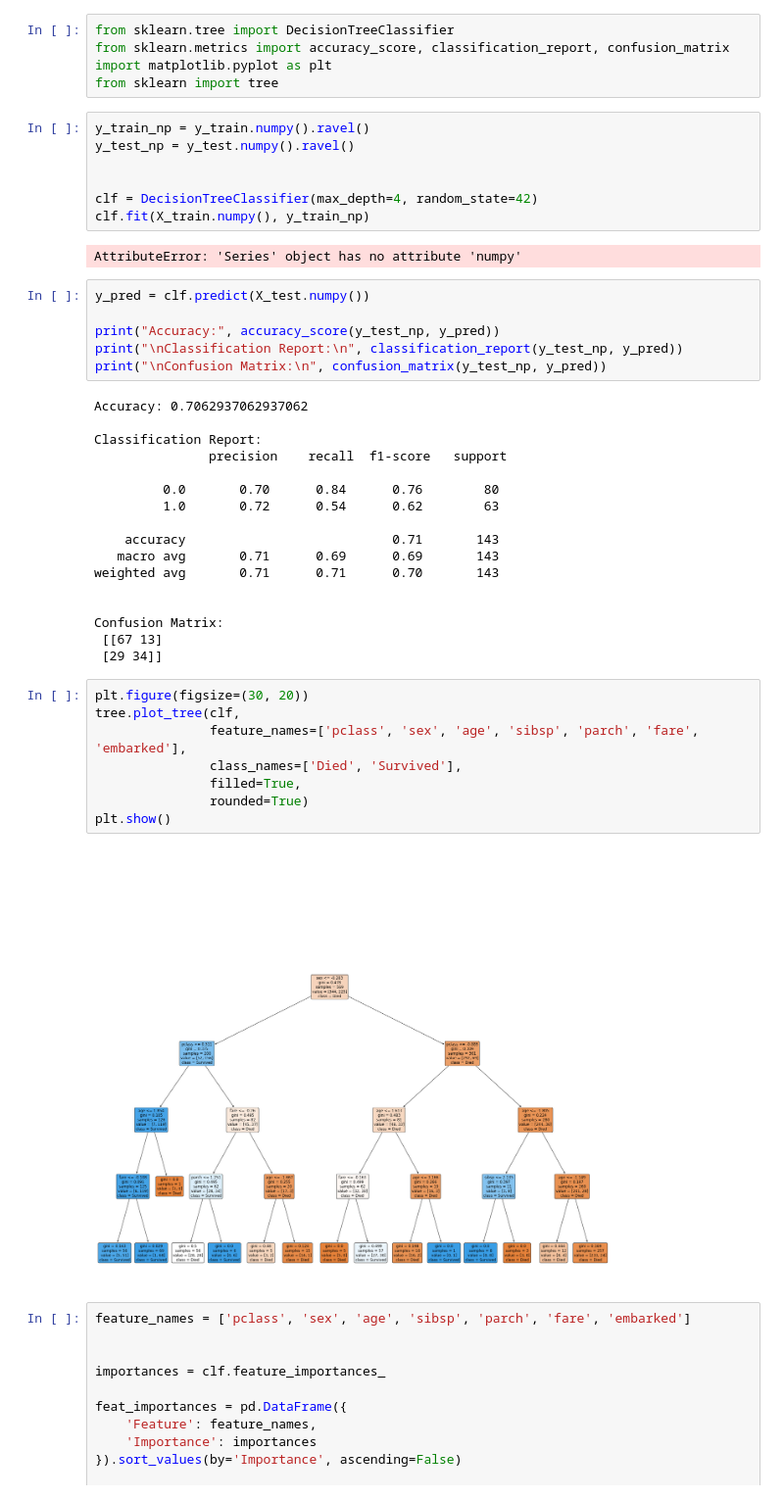
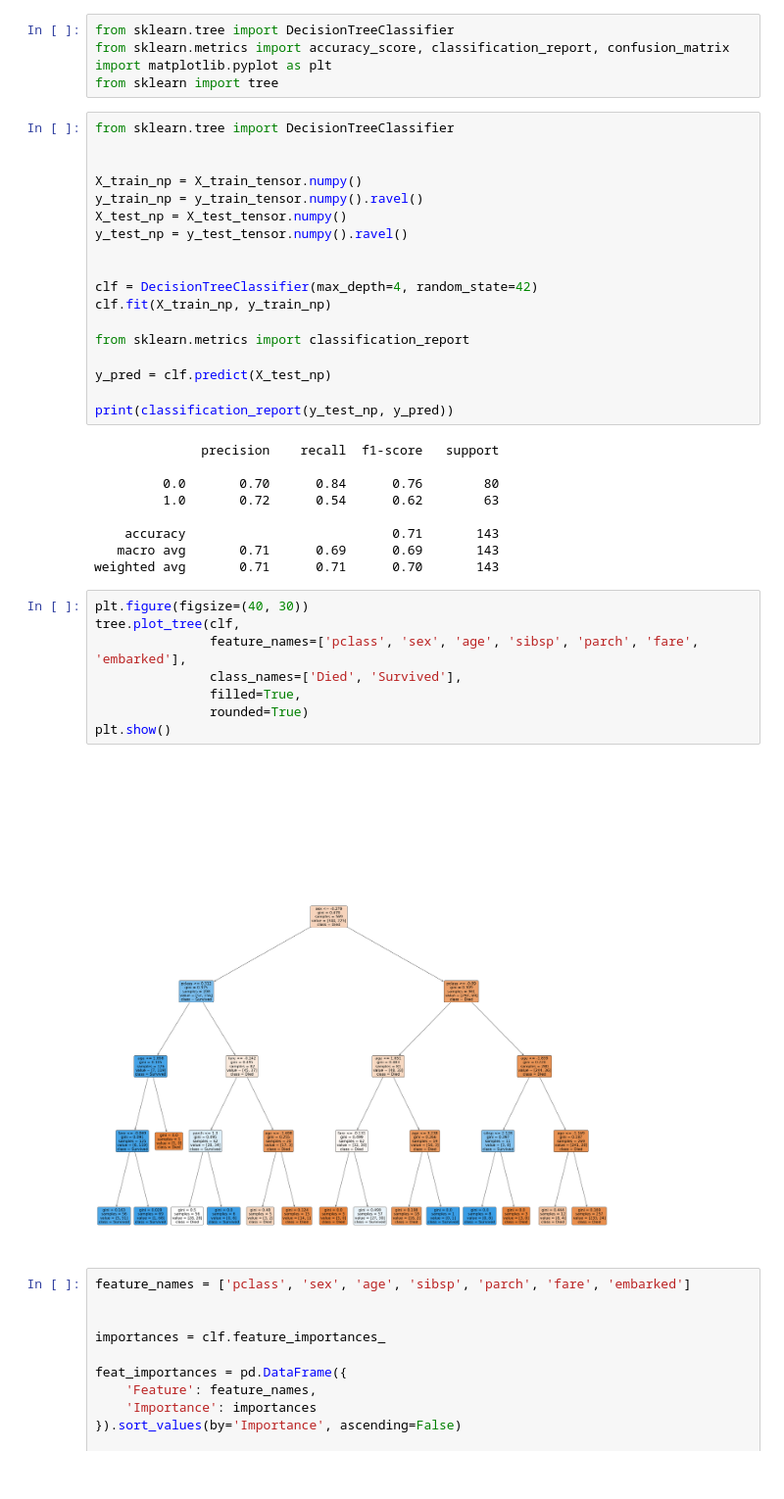
Before and after one commit to eigenhenry/experiments, a Jupyter notebook: titanic.ipynb, the cells around one changed output. Shown: that part at 98% size. Cells and saved outputs as stored; diff of their text form.

```diff
--- a/titanic.ipynb
+++ b/titanic.ipynb
@@ -217,47 +206,42 @@ from sklearn.metrics import accuracy_score, classification_report, confusion_mat
 import matplotlib.pyplot as plt
 from sklearn import tree
 # %%
-y_train_np = y_train.numpy().ravel()
-y_test_np = y_test.numpy().ravel()
+from sklearn.tree import DecisionTreeClassifier
+
+
+X_train_np = X_train_tensor.numpy()
+y_train_np = y_train_tensor.numpy().ravel()
+X_test_np = X_test_tensor.numpy()
+y_test_np = y_test_tensor.numpy().ravel()
 
 
 clf = DecisionTreeClassifier(max_depth=4, random_state=42)
-clf.fit(X_train.numpy(), y_train_np)
+clf.fit(X_train_np, y_train_np)
+
+from sklearn.metrics import classification_report
+
+y_pred = clf.predict(X_test_np)
+
+print(classification_report(y_test_np, y_pred))
 # %% [output]
-AttributeError: 'Series' object has no attribute 'numpy'
+              precision    recall  f1-score   support
+
+         0.0       0.70      0.84      0.76        80
+         1.0       0.72      0.54      0.62        63
+
+    accuracy                           0.71       143
+   macro avg       0.71      0.69      0.69       143
+weighted avg       0.71      0.71      0.70       143
-# %%
-y_pred = clf.predict(X_test.numpy())
-
-print("Accuracy:", accuracy_score(y_test_np, y_pred))
-print("\nClassification Report:\n", classification_report(y_test_np, y_pred))
-print("\nConfusion Matrix:\n", confusion_matrix(y_test_np, y_pred))
-# %% [output]
-Accuracy: 0.7062937062937062
-
-Classification Report:
-               precision    recall  f1-score   support
-
-         0.0       0.70      0.84      0.76        80
-         1.0       0.72      0.54      0.62        63
-
-    accuracy                           0.71       143
-   macro avg       0.71      0.69      0.69       143
-weighted avg       0.71      0.71      0.70       143
-
-
-Confusion Matrix:
- [[67 13]
- [29 34]]
 # %%
-plt.figure(figsize=(30, 20))
+plt.figure(figsize=(40, 30))
 tree.plot_tree(clf,
                feature_names=['pclass', 'sex', 'age', 'sibsp', 'parch', 'fare', 'embarked'],
                class_names=['Died', 'Survived'],
                filled=True,
                rounded=True)
 plt.show()
 # %% [output]
-[figure, old version]
+[figure, new version]
 # %%
 feature_names = ['pclass', 'sex', 'age', 'sibsp', 'parch', 'fare', 'embarked']
 
```
Also changed, not shown: parts of 9 cells of this notebook.
